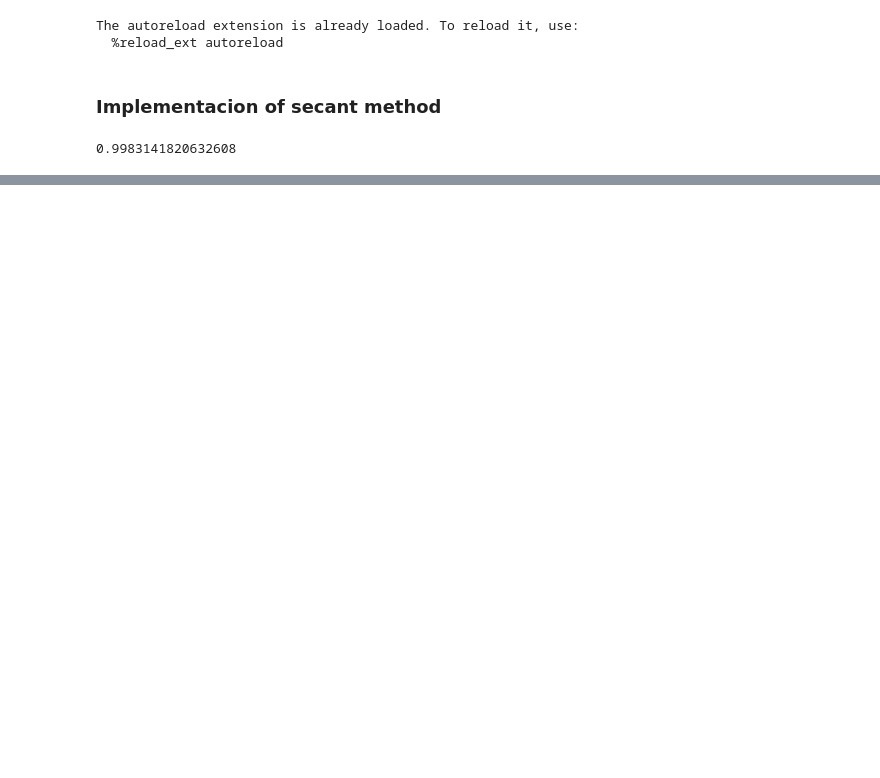
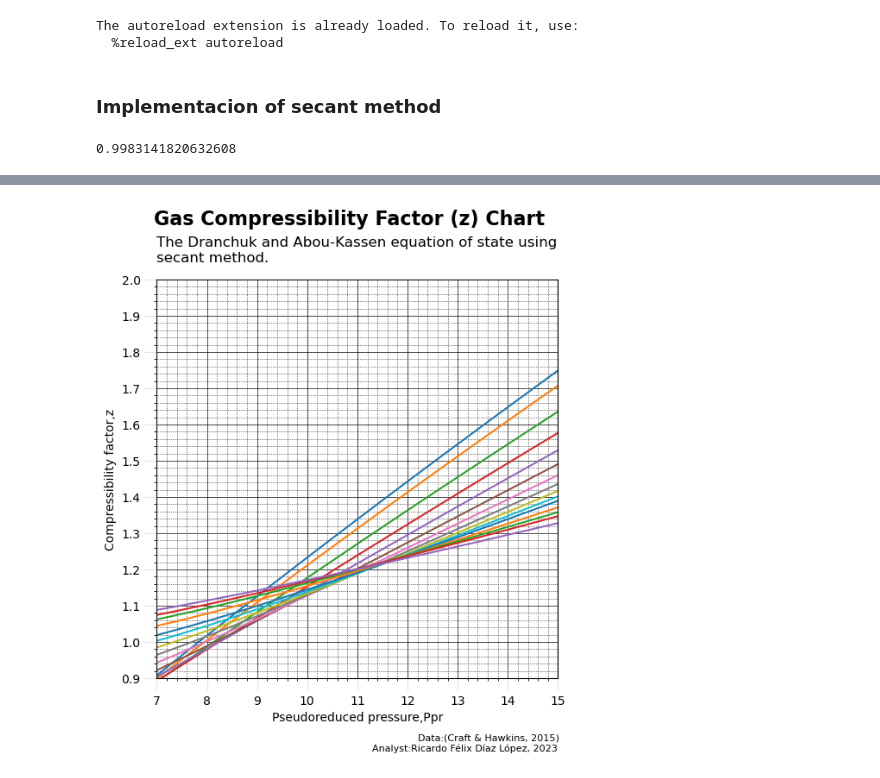
Before and after one commit to Ricardod671/graph_zfactor, a Jupyter notebook: notebooks/0.1-RFDL-zfactor_graph.ipynb, the cells around one changed output, grey strips where cells are left out. Saved outputs shown, nothing was run; the diff lists cells and outputs as text; code cells hidden in the pictures; blank space fills up the shorter version.

```diff
--- a/notebooks/0.1-RFDL-zfactor_graph.ipynb
+++ b/notebooks/0.1-RFDL-zfactor_graph.ipynb
@@ -178,0 +266,76 @@ plt.show();
+# %%
+"""
+Compresibility Gas Factor from 7 to 15 Ppr and z from 0.9 to 2
+"""
+
+#backgrouned info and defining the graph
+fig = plt.figure(figsize=(6,6))
+ax = fig.add_subplot(1,1,1)
+fig.patch.set(facecolor='white')
+
+# setting axis limits
+ax.set_xlim(7,15)
+ax.set_ylim(0.9,2)
+
+# setting the ticks
+ax.set_xticks(range(7,16))
+ax.set_yticks([i/10 for i in range(9,21)], [f'{i/10}' for i in range(9,21)])
+
+# setting as our backgroun as  milimeter paper
+ax.minorticks_on()
+ax.grid(which='major', linestyle='-', linewidth='0.5', color='black')
+ax.grid(which='minor', linestyle=':', linewidth='0.5', color='black')
+
+# Preparing the tpr values
+tpr_values = [
+    1.05, 1.1, 1.2, 1.3, 1.4, 1.5,1.6, 1.7,
+    1.8, 1.9, 2.0, 2.2, 2.4, 2.6, 3.0
+]
+
+# Creating the points of ppr values to graph
+ppr_values = np.linspace(7, 15, 400)
+
+# time to graph the 2-D plot
+for tpr_value in tpr_values:
+    z_factor_values = [z_factor(ppr, tpr_value) for ppr in ppr_values]
+    ax.plot(ppr_values,
+            z_factor_values,
+            label=f'TPR = {tpr_value}')
+
+# extending horizontal tickmarks
+ax.tick_params(which='major',
+               length=10,
+               color= '#E4E4E4')
+
+# Adding the title
+ax.set_title("Gas Compressibility Factor (z) Chart",
+             fontsize=16,
+             x=0.48,
+             y=1.12,
+             fontweight='bold')
+
+# Adding the axis labels
+ax.set_ylabel("Compressibility factor,z")
+ax.set_xlabel("Pseudoreduced pressure,Ppr")
+
+# Adding the subtitle
+ax.text(s = 'The Dranchuk and Abou-Kassen equation of state using \nsecant method.',
+        x = 7,
+        y = 2.05,
+        fontsize = 12)
+
+# Adding me
+ax.text(s = 'Analyst:Ricardo Félix Díaz López, 2023',
+        x = 11.3,
+        y = 0.7,
+        fontsize = 8)
+
+# Adding the source of data
+ax.text(s = 'Data:(Craft & Hawkins, 2015)',
+        x = 12.2,
+        y = 0.73,
+        fontsize = 8)
+
+plt.show();
+# %% [output]
+[figure, added]
```
Also changed, not shown: parts of 2 cells of this notebook.
